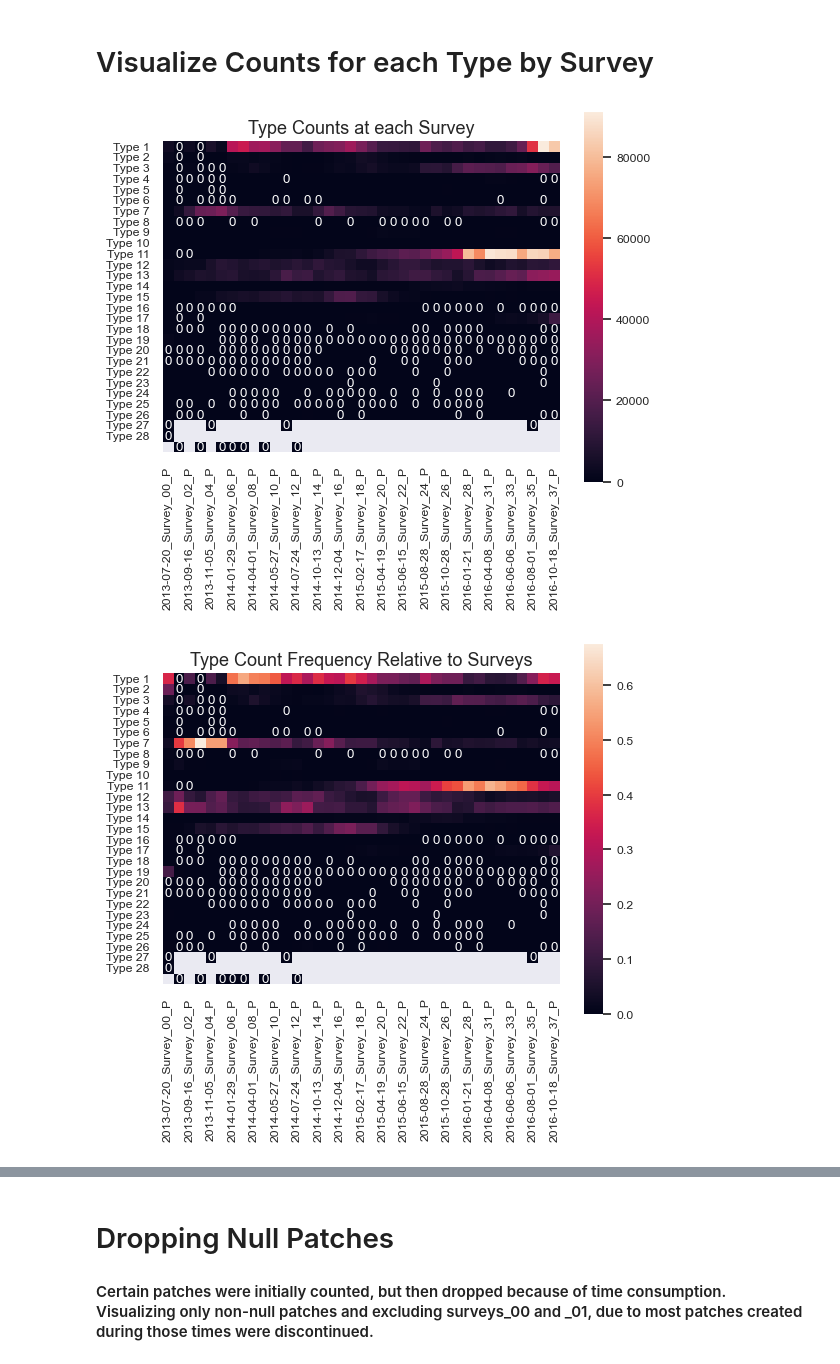
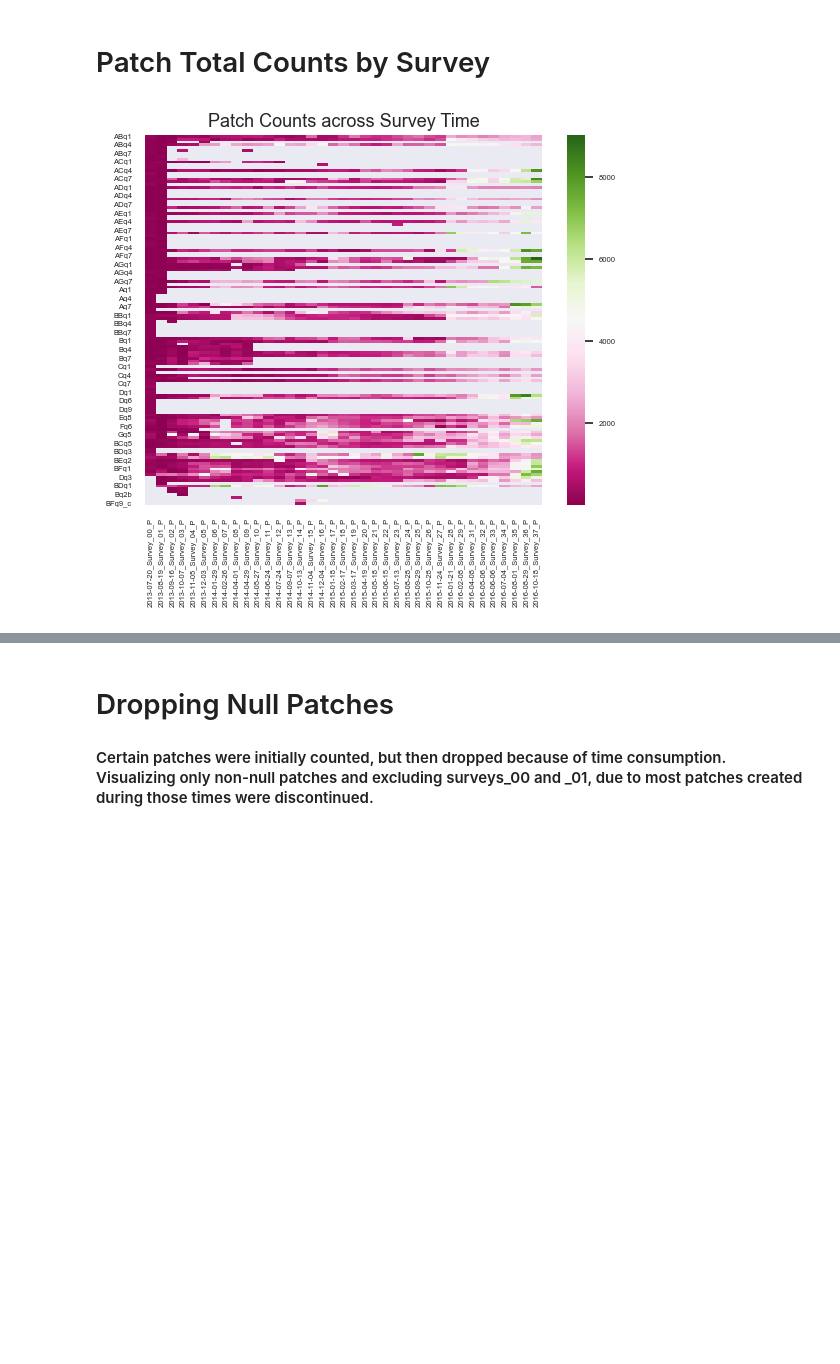
Before and after one commit to NovakLab-EECS/OR_Intertidal_ExpPatch_ImageAnalysis-2, a Jupyter notebook: Train - Analysis.ipynb, the cells around one changed output, grey strips where cells are left out. Drawn from its saved outputs; the diff is of its cells as text; code cells hidden in the pictures; blank space fills up the shorter version.

```diff
--- a/Train - Analysis.ipynb
+++ b/Train - Analysis.ipynb
@@ -95,0 +101,25 @@ ps_df
+# %%
+# Type counts at each survey
+sns.set(font_scale=.6)
+ax = sns.heatmap(scx_df, square=True, annot=True)
+for t in ax.texts:
+    if float(t.get_text())==0:
+        t.set_text(t.get_text())
+    else:
+        t.set_text("")
+plt.title('Type Counts at each Survey', fontsize=13)
+plt.yticks(rotation=0)
+plt.show()
+
+# Type counts relative to total survey count
+normd_cbs_df = scx_df.div(scx_df.sum(axis=0), axis=1)
+sns.set(font_scale=.6)
+ax = sns.heatmap(normd_cbs_df, square=True, annot=True)
+for t in ax.texts:
+    if float(t.get_text())==0:
+        t.set_text(t.get_text())
+    else:
+        t.set_text("")
+plt.title('Type Count Frequency Relative to Surveys', fontsize=13)
+plt.yticks(rotation=0)
+plt.show()
@@ -121,27 +158,15 @@ plt.show()
 # %% [markdown]
-# Visualize Counts for each Type by Survey
+# Patch Total Counts by Survey
 # %%
-# Type counts at each survey
-sns.set(font_scale=.8)
-ax = sns.heatmap(cbs_df, square=True, annot=True)
+# Show total counts for each patch across Survey time
+sns.set(font_scale=.5)
+ax = sns.heatmap(spx_df, cmap="PiYG", annot=True)
 for t in ax.texts:
     if float(t.get_text())==0:
         t.set_text(t.get_text())
     else:
         t.set_text("")
-plt.title('Type Counts at each Survey', fontsize=13)
+plt.title('Patch Counts across Survey Time', fontsize=13)
 plt.show()
-
-# Type counts relative to total survey count
-normd_cbs_df = cbs_df.div(cbs_df.sum(axis=0), axis=1)
-ax = sns.heatmap(normd_cbs_df, square=True, annot=True)
-for t in ax.texts:
-    if float(t.get_text())==0:
-        t.set_text(t.get_text())
-    else:
-        t.set_text("")
-plt.title('Type Count Frequency Relative to Surveys', fontsize=13)
-plt.show()
 # %% [output]
-[figure, old version]
+[figure, new version]
-[figure, removed]
```
Also changed, not shown: parts of 14 cells of this notebook.
